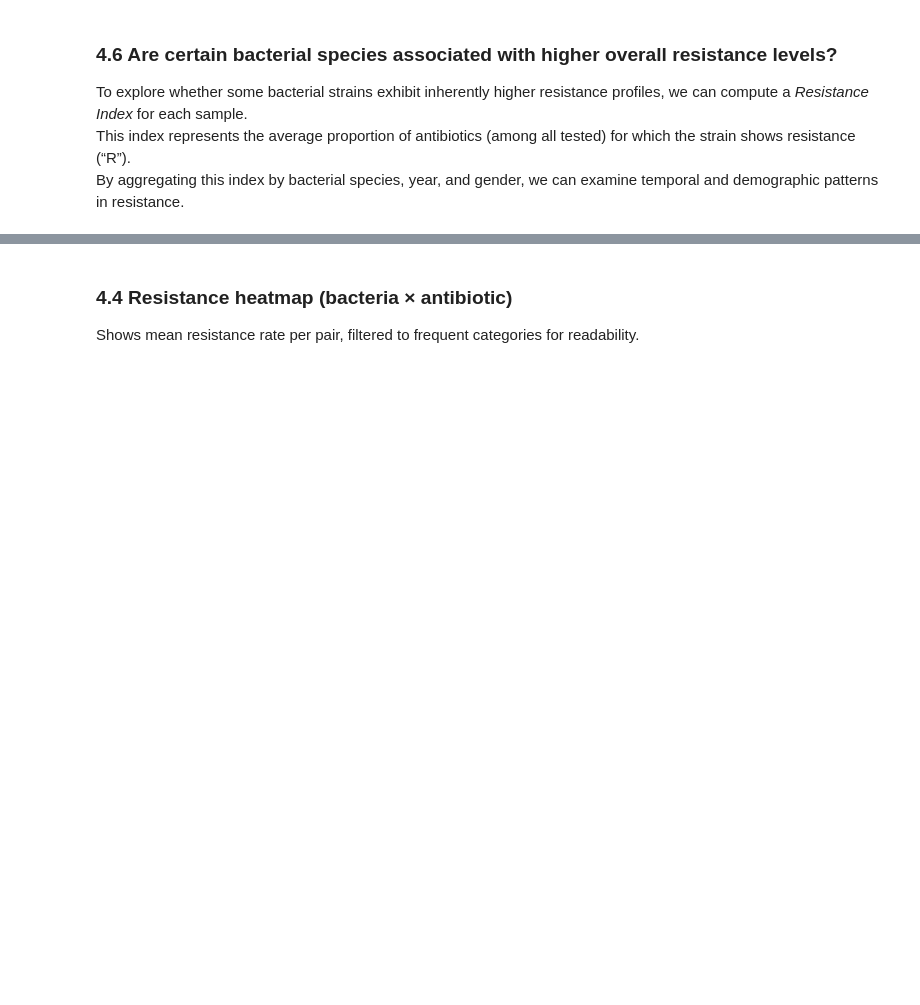
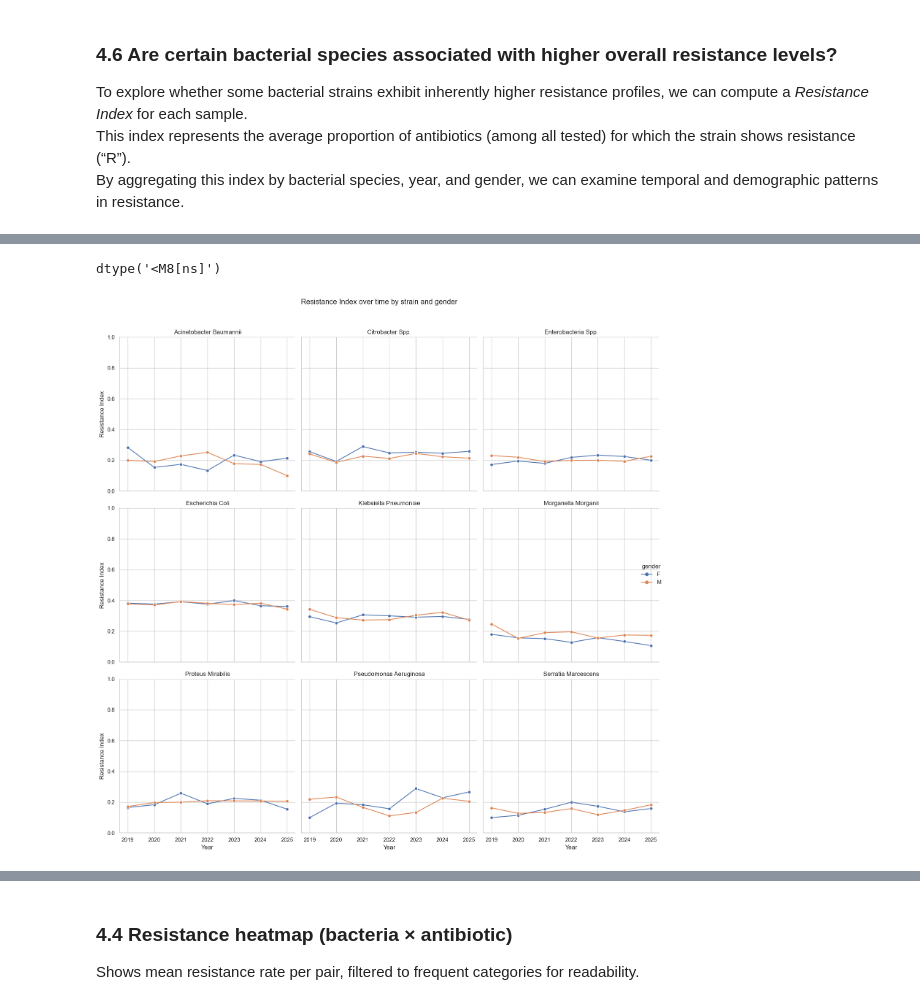
Before and after one commit to lucascarpantonio/antibiotic_resistance, a Jupyter notebook: antibiotic_analysis_template.ipynb, the cells around one changed output, grey strips where cells are left out. Saved outputs shown, nothing was run; the diff lists cells and outputs as text; code cells hidden in the pictures; blank space fills up the shorter version.

```diff
--- a/antibiotic_analysis_template.ipynb
+++ b/antibiotic_analysis_template.ipynb
@@ -810,0 +758,58 @@ NameError: name 'df' is not defined
+# %%
+df_clean['collection_date']= df_clean['collection_date'].dropna()
+
+df_clean = df[['collection_date',
+    'diabetes', 'hypertension', 'hospital_before', 'infection_freq', 'infection_label',
+    'amx/amp', 'amc', 'cz', 'fox', 'ctx/cro', 'ipm', 'gen', 'an', 'acide nalidixique',
+    'ofx', 'cip', 'c', 'co-trimoxazole', 'furanes', 'colistine',
+    'state', 'zip', 'souche_id', 'souche_description', 'age', 'gender'
+]].copy()
+
+df_clean['year'] = pd.to_datetime(df_clean['collection_date']).dt.year
+# %% [output]
+dtype('<M8[ns]')
+# %%
+abx_cols = [
+    'amx/amp', 'amc', 'cz', 'fox', 'ctx/cro', 'ipm', 'gen', 'an',
+    'acide nalidixique', 'ofx', 'cip', 'c', 'co-trimoxazole',
+    'furanes', 'colistine'
+]
+
+#Calculate resistance index
+df_clean['resistance_index'] = df_clean[abx_cols].apply(
+    lambda row: sum(row == 'R') / row.count(), axis=1
+)
+
+grouped = (
+    df_clean.groupby(['souche_description', 'year', 'gender'])['resistance_index']
+    .mean()
+    .reset_index()
+)
+# %%
+
+g = sns.relplot(
+    data=grouped,
+    x='year',
+    y='resistance_index',
+    hue='gender',
+    col='souche_description',
+    kind='line',
+    marker='o',
+    col_wrap=3,
+    facet_kws={'sharey': True}
+)
+
+g.set_axis_labels("Year", "Resistance Index")
+g.set_titles("{col_name}")
+g.fig.suptitle("Resistance Index over time by strain and gender", y=1.02)
+
+for ax in g.axes.flatten():
+    ax.set_ylim(0, 1)
+
+plt.tight_layout()
+
+plt.savefig("blog/images/resistance_index_by_strain_gender_year.png", dpi=300, bbox_inches="tight")
+
+plt.show()
+# %% [output]
+[figure, added]
```
Also changed, not shown: parts of 7 cells of this notebook, 2 other files.
